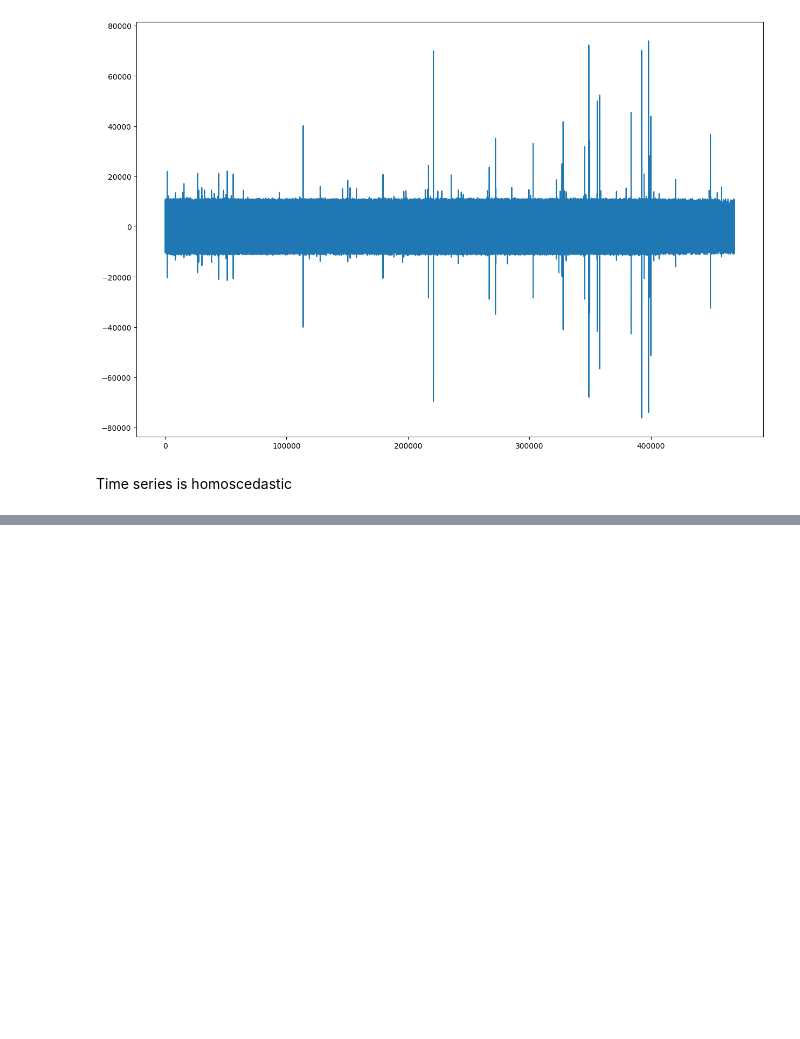
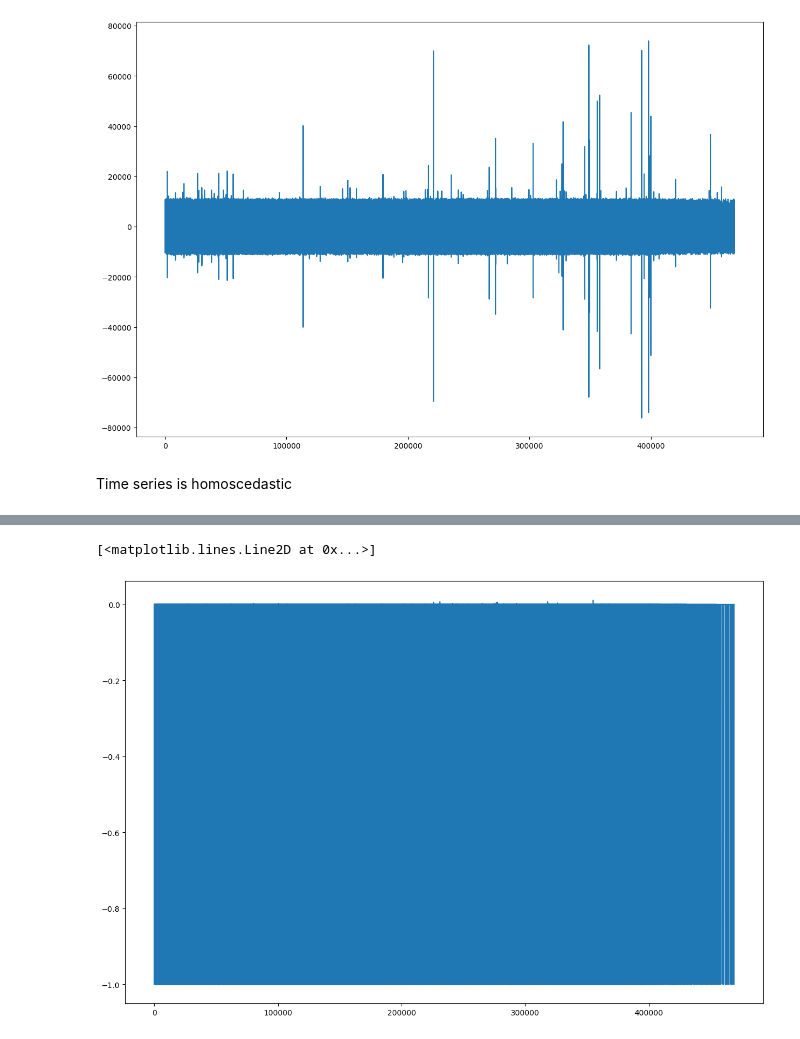
Before and after one commit to SpaceXAlphaBravoCharlie/Diplomski, a Jupyter notebook: Diplomski.ipynb, the cells around one changed output, grey strips where cells are left out. Drawn from its saved outputs; the diff is of its cells as text; code cells hidden in the pictures; blank space fills up the shorter version.

```diff
--- a/Diplomski.ipynb
+++ b/Diplomski.ipynb
@@ -1060,0 +1095,6 @@ Time series is homoscedastic
+# %%
+figure(figsize=(15, 10))
+plt.plot(logs_df["response_processing_time"])
+# %% [output]
+[<matplotlib.lines.Line2D at 0x...>]
+[figure, added]
```
Also changed, not shown: parts of 16 cells of this notebook.
